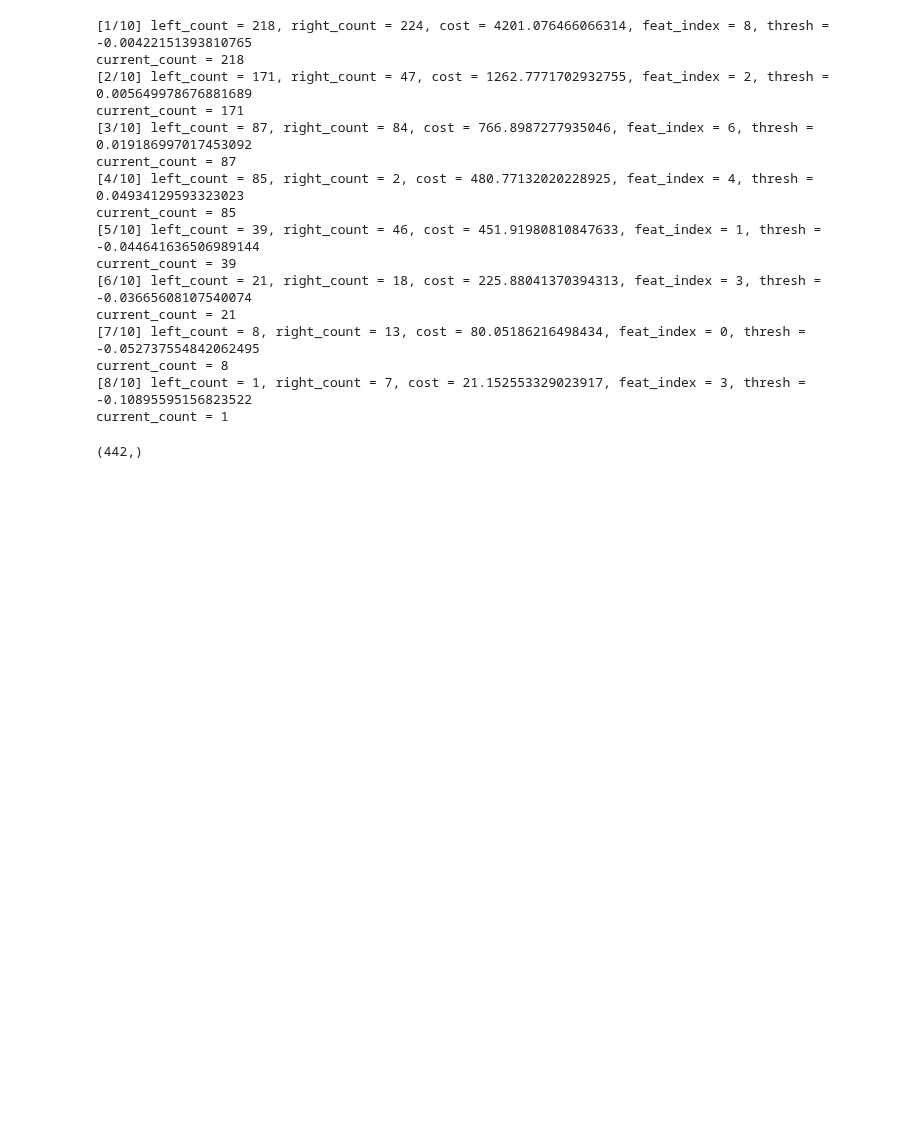
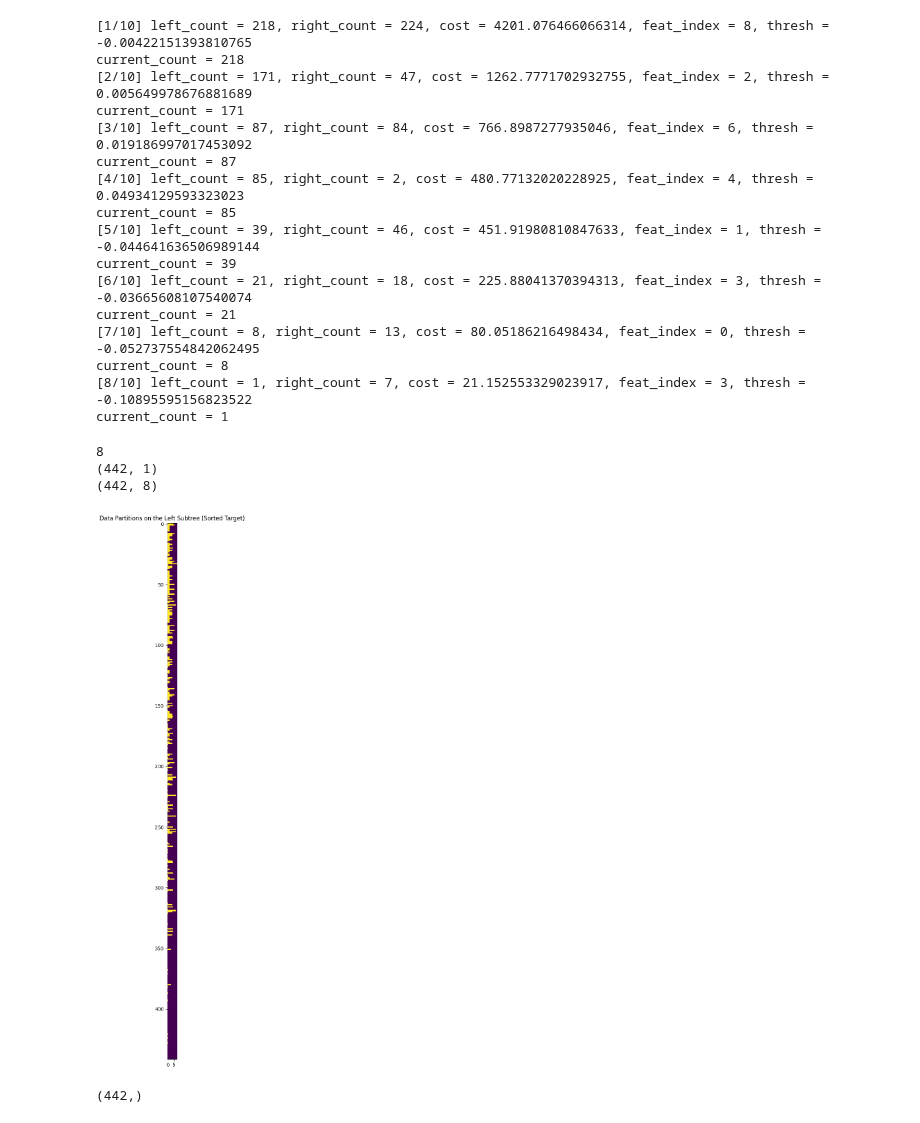
Before and after one commit to jumzzz/prob-ml, a Jupyter notebook: ch18/decision_trees/implementation/02-impl-min-feature-thresh.ipynb, the cells around one changed output. Saved outputs shown, nothing was run; the diff lists cells and outputs as text; code cells hidden in the pictures; blank space fills up the shorter version.

```diff
--- a/ch18/decision_trees/implementation/02-impl-min-feature-thresh.ipynb
+++ b/ch18/decision_trees/implementation/02-impl-min-feature-thresh.ipynb
@@ -131,12 +153,9 @@ max_depth = 10
 while current_count > min_count and max_depth > current_depth:
     left_partition, right_partition, left_count, right_count, feat_index, cost, thresh = split_by_min_feat_thresh(X,y, current_left_partition)
 
-    # if current_depth > 1:
-        # break
-
     print(f'[{current_depth}/{max_depth}] left_count = {left_count}, right_count = {right_count}, cost = {cost}, feat_index = {feat_index}, thresh = {thresh}')
     current_count = left_count
-    partition_lists.append(left_partition.reshape(1,-1))
+    partition_lists.append(left_partition.reshape(-1,1))
     current_left_partition = left_partition
     current_depth += 1
     print(f'current_count = {current_count}')
@@ -157,7 +176,29 @@ current_count = 21
 current_count = 8
 [8/10] left_count = 1, right_count = 7, cost = 21.152553329023917, feat_index = 3, thresh = -0.10895595156823522
 current_count = 1
-# %%
-partition_lists[0].shape
-# %% [output]
-(442,)
+# %%
+data_partitions_left = np.hstack(partition_lists)
+print(len(partition_lists))
+print(partition_lists[0].shape)
+print(data_partitions_left.shape)
+
+feat_cols = [f'x{count}' for count in range(0, data_partitions_left.shape[1])]
+cols = feat_cols + ['y']
+data_partitions_left = np.hstack([data_partitions_left, y.reshape(-1,1)])
+data_partitions_left = pd.DataFrame(data_partitions_left, columns=cols)
+data_partitions_left = data_partitions_left.sort_values(by='y')
+
+plt.figure(figsize=(5,20))
+plt.imshow(data_partitions_left[feat_cols])
+plt.title('Data Partitions on the Left Subtree (Sorted Target)')
+plt.show()
+# %% [output]
+8
+(442, 1)
+(442, 8)
+[figure, added]
+# %%
+figsize = (25,10)
+fig, axs = plt.subplots(1, 2, figsize=figsize)
+# %% [output]
+(442,)
```
Also changed, not shown: parts of 3 cells of this notebook.
